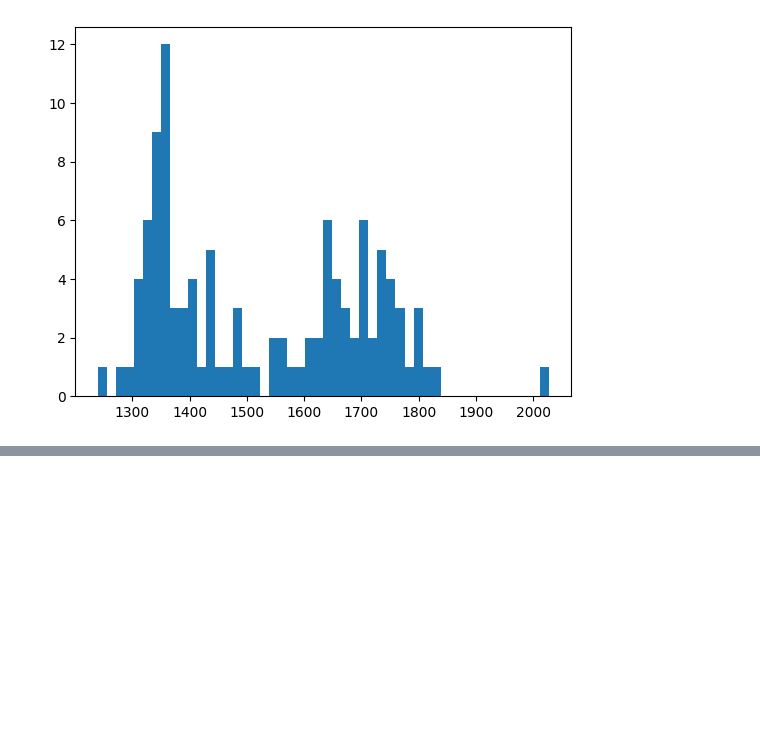
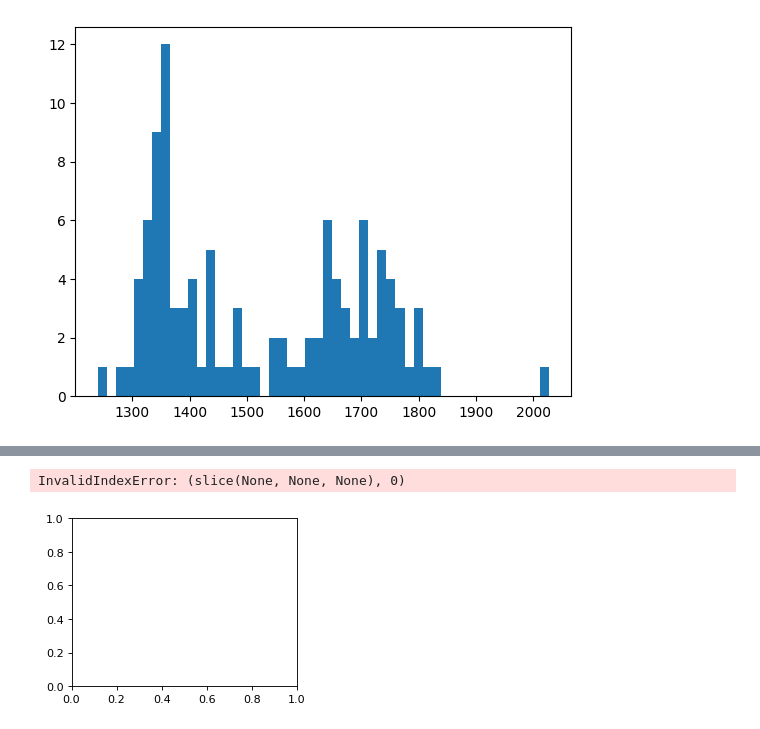
Before and after one commit to Neersha/Machine-learning, a Jupyter notebook: EM_test.ipynb, the cells around one changed output, grey strips where cells are left out. Cells and saved outputs as stored; diff of their text form; code cells hidden in the pictures; blank space fills up the shorter version.

```diff
--- a/EM_test.ipynb
+++ b/EM_test.ipynb
@@ -138,0 +352,23 @@ print(y1)
+# %%
+f = plt.figure(figsize=(8, 6), dpi=80)
+f.add_subplot(2, 2, 1)
+
+# Assuming 'df' contains the data you want to fit the Gaussian Mixture to
+x = df.iloc[:, :2].values  # Extract the first two columns as a NumPy array
+
+for i in range(2, 6):
+    gm = GaussianMixture(n_components=i).fit(df)
+    pred = gm.predict(df)
+    df_clustered = DataFrame({'x': df[:, 0], 'y': df[:, 1], 'label': pred})  # Use a different name for clarity
+    groups = df1_clustered.groupby('label')  # Group the new DataFrame
+    f.add_subplot(2, 2, i - 1)
+    for name, group in groups:
+        plt.plt(group.x, group.y, label=name, s=8)
+        plt.title("Cluster size:" + str(i))
+        plt.legend()
+
+plt.tight_layout()
+plt.show()
+# %% [output]
+InvalidIndexError: (slice(None, None, None), 0)
+[figure, added]
```
Also changed, not shown: parts of 21 cells of this notebook.
